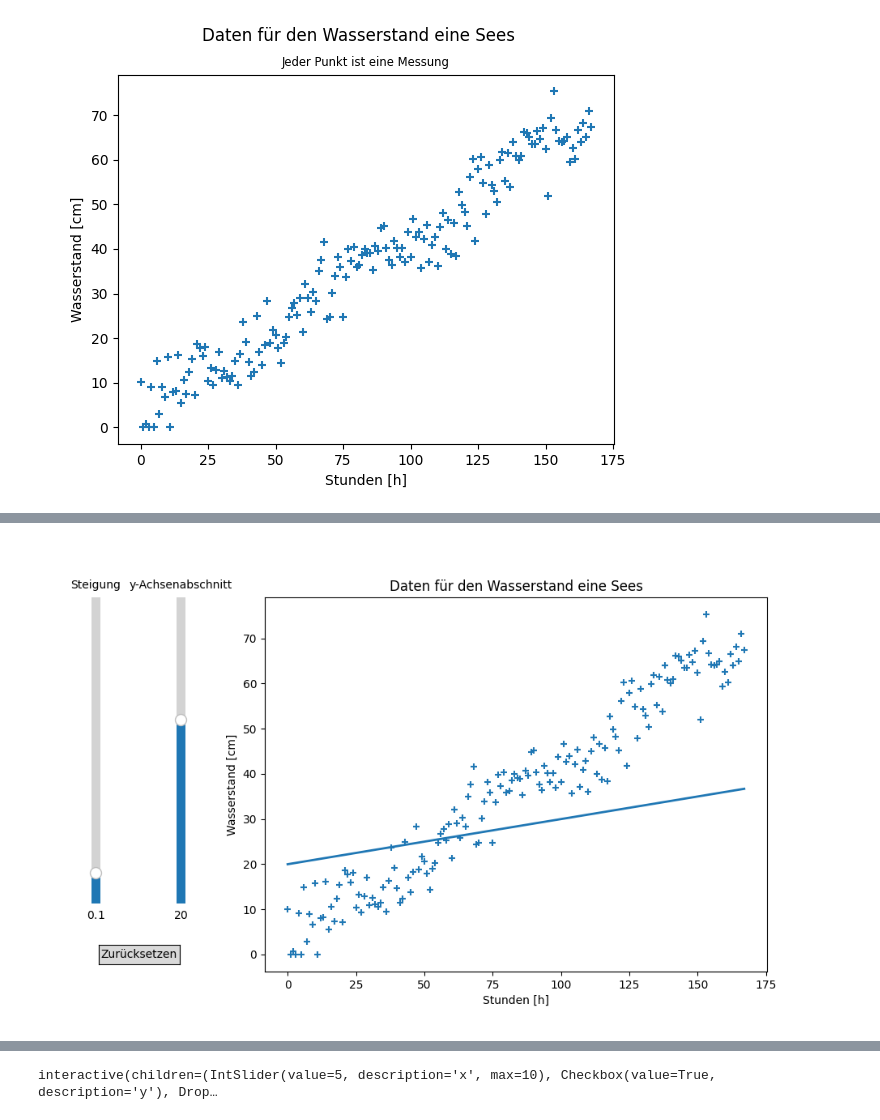
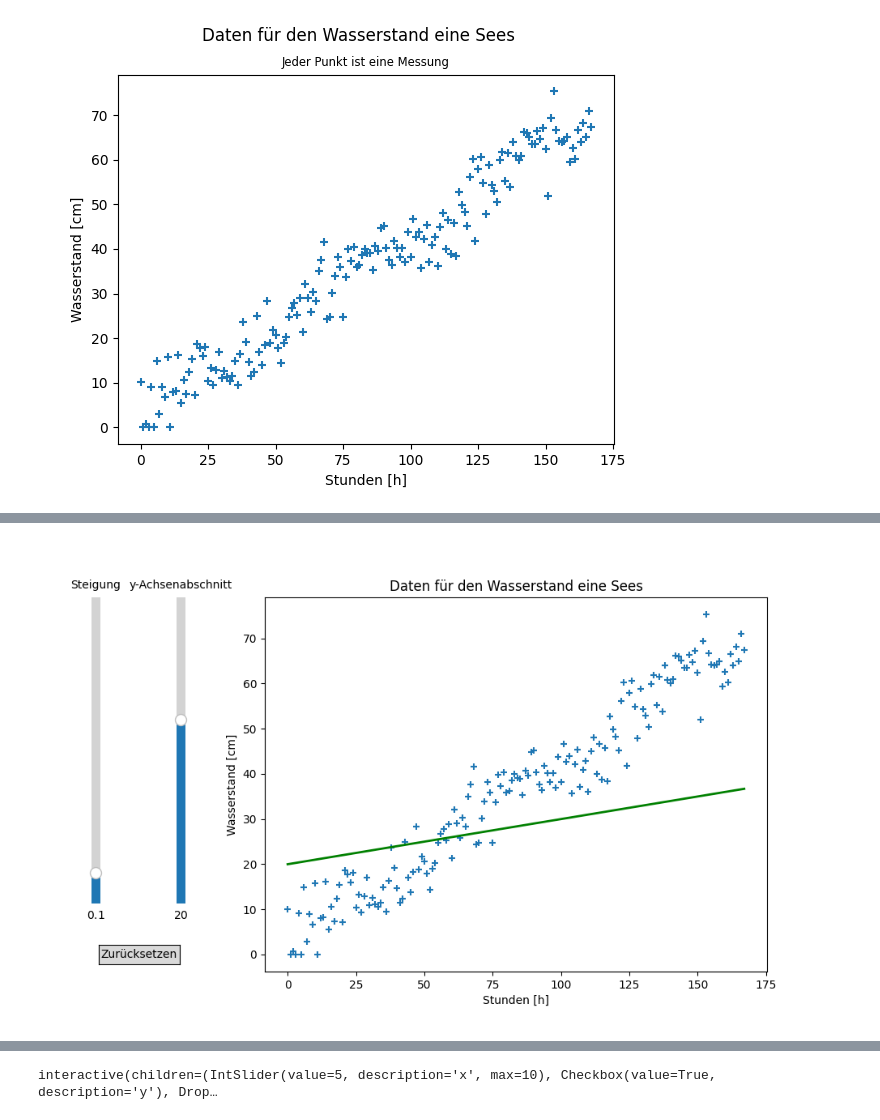
Before and after one commit to lukasboettcher/ml-website-notebooks, a Jupyter notebook: linear-regression.ipynb, the cells around one changed output, grey strips where cells are left out. Drawn from its saved outputs; the diff is of its cells as text; code cells hidden in the pictures.

```diff
--- a/linear-regression.ipynb
+++ b/linear-regression.ipynb
@@ -49,6 +55,6 @@ Text(0.5, 1.0, 'Jeder Punkt ist eine Messung')
 # %%
 fig, ax = plt.subplots(figsize=(10,6))
-line, = plt.plot(xWerte, 0.1*xWerte+20, lw=2)
+line, = plt.plot(xWerte, 0.1*xWerte+20, 'green', lw=2)
 ax.set_xlabel("Stunden [h]")
 ax.set_ylabel("Wasserstand [cm]")
 ax.set_title("Daten für den Wasserstand eine Sees")
@@ -65,31 +71,31 @@ steig = Slider(
     orientation="vertical"
 )
 
 axamp = plt.axes([0.165, 0.25, 0.0225, 0.63])
 yachsab = Slider(
     ax=axamp,
     label="y-Achsenabschnitt",
     valmin=-10,
     valmax=40,
     valinit=20,
     orientation="vertical"
 )
 
 resetax = plt.axes([0.075, 0.125, 0.1, 0.04])
 button = Button(resetax, 'Zurücksetzen', hovercolor='0.975')
 
 def update(val):
     line.set_ydata(xWerte * steig.val + yachsab.val)
     fig.canvas.draw_idle()
 
 def reset(event):
     steig.reset()
     yachsab.reset()
 
 steig.on_changed(update)
 yachsab.on_changed(update)
 button.on_clicked(reset)
 
 plt.show()
 # %% [output]
-[figure, old version]
+[figure, new version]
```
Also changed, not shown: parts of 3 cells of this notebook.
